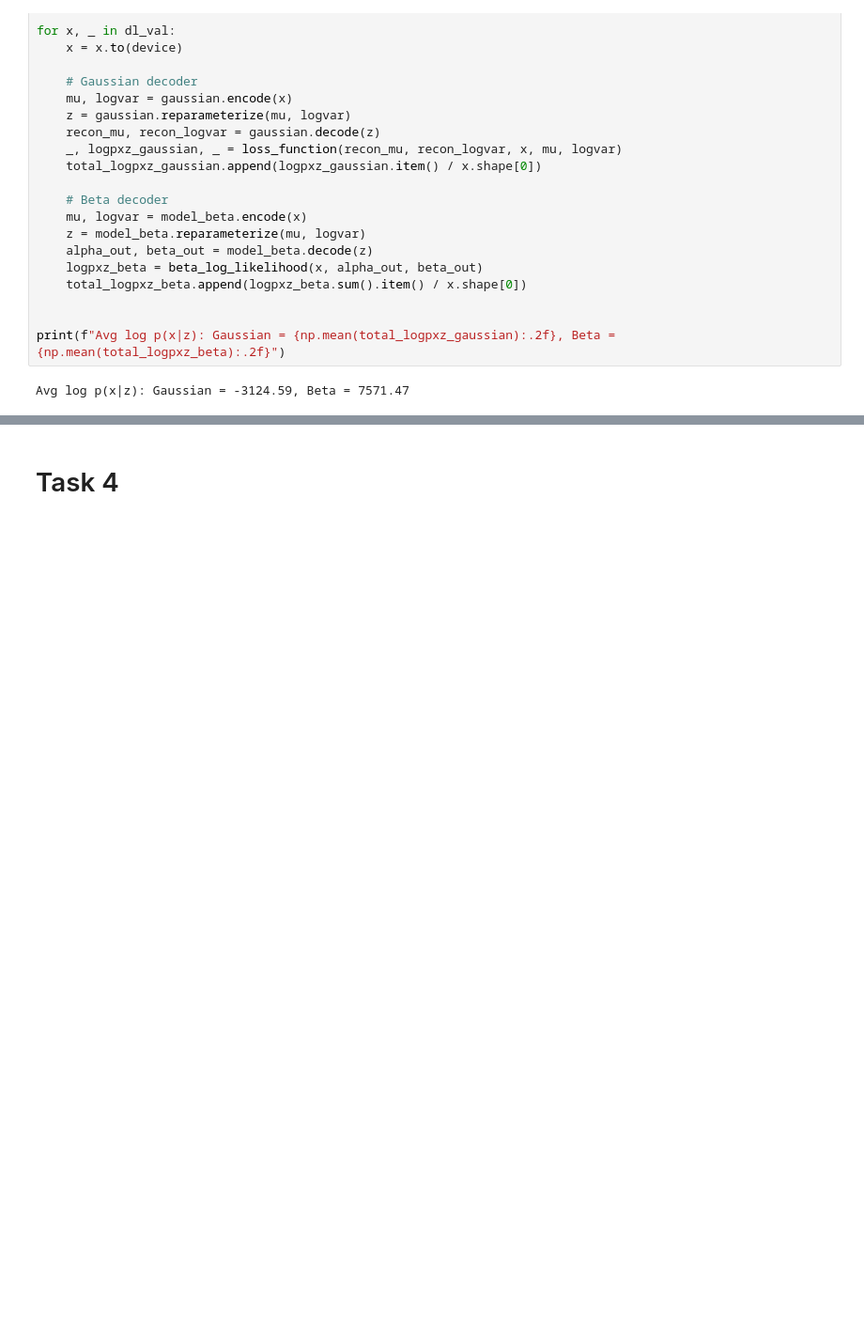
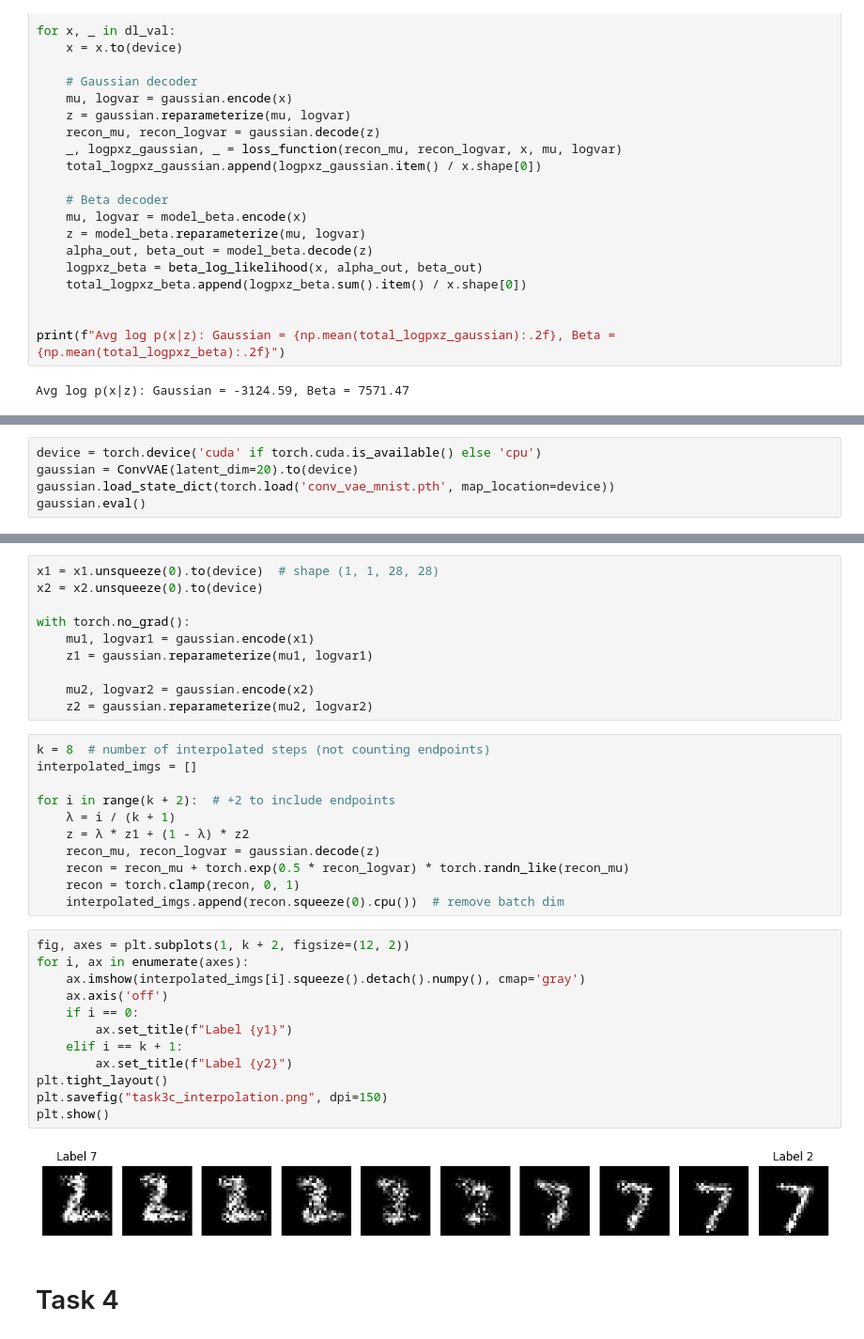
Before and after one commit to JasperWi/GenAIAssignment2-3, a Jupyter notebook: vae.ipynb, the cells around one changed output, grey strips where cells are left out. Shown: that part at 94% size. Saved outputs shown, nothing was run; the diff lists cells and outputs as text; blank space fills up the shorter version.

```diff
--- a/vae.ipynb
+++ b/vae.ipynb
@@ -509,0 +781,5 @@ Avg log p(x|z): Gaussian = -3124.59, Beta = 7571.47
+# %%
+device = torch.device('cuda' if torch.cuda.is_available() else 'cpu')
+gaussian = ConvVAE(latent_dim=20).to(device)
+gaussian.load_state_dict(torch.load('conv_vae_mnist.pth', map_location=device))
+gaussian.eval()
@@ -510,3 +812,38 @@ Avg log p(x|z): Gaussian = -3124.59, Beta = 7571.47
+# %%
+x1 = x1.unsqueeze(0).to(device)  # shape (1, 1, 28, 28)
+x2 = x2.unsqueeze(0).to(device)
+
+with torch.no_grad():
+    mu1, logvar1 = gaussian.encode(x1)
+    z1 = gaussian.reparameterize(mu1, logvar1)
+
+    mu2, logvar2 = gaussian.encode(x2)
+    z2 = gaussian.reparameterize(mu2, logvar2)
+# %%
+k = 8  # number of interpolated steps (not counting endpoints)
+interpolated_imgs = []
+
+for i in range(k + 2):  # +2 to include endpoints
+    λ = i / (k + 1)
+    z = λ * z1 + (1 - λ) * z2
+    recon_mu, recon_logvar = gaussian.decode(z)
+    recon = recon_mu + torch.exp(0.5 * recon_logvar) * torch.randn_like(recon_mu)
+    recon = torch.clamp(recon, 0, 1)
+    interpolated_imgs.append(recon.squeeze(0).cpu())  # remove batch dim
+# %%
+fig, axes = plt.subplots(1, k + 2, figsize=(12, 2))
+for i, ax in enumerate(axes):
+    ax.imshow(interpolated_imgs[i].squeeze().detach().numpy(), cmap='gray')
+    ax.axis('off')
+    if i == 0:
+        ax.set_title(f"Label {y1}")
+    elif i == k + 1:
+        ax.set_title(f"Label {y2}")
+plt.tight_layout()
+plt.savefig("task3c_interpolation.png", dpi=150)
+plt.show()
+# %% [output]
+[figure, added]
 # %% [markdown]
 # Task 4
 # %% [markdown]
```
Also changed, not shown: parts of 19 cells of this notebook, 5 other files.
